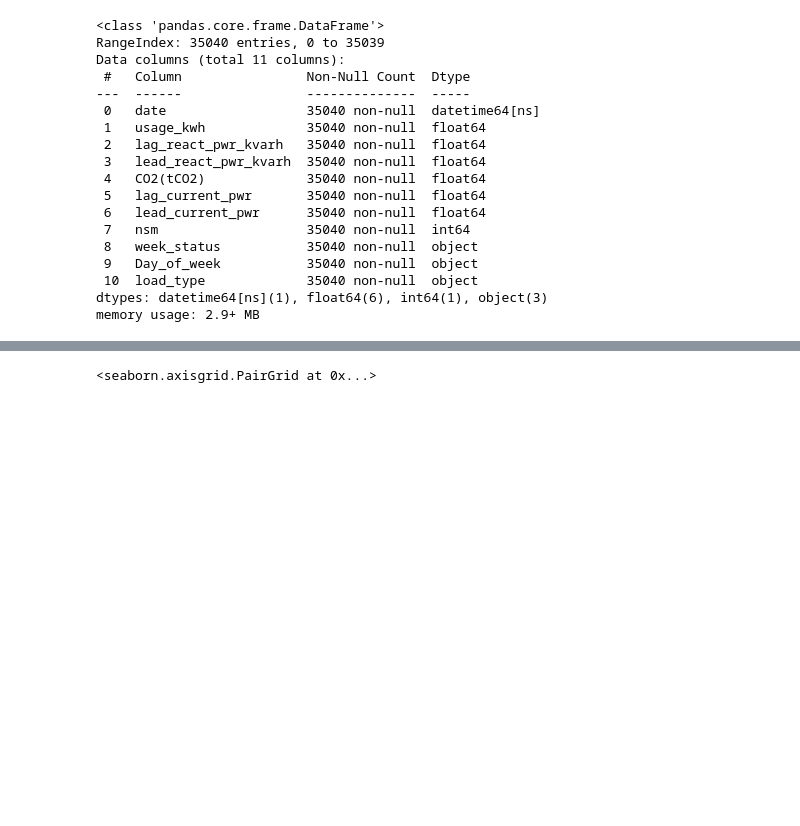
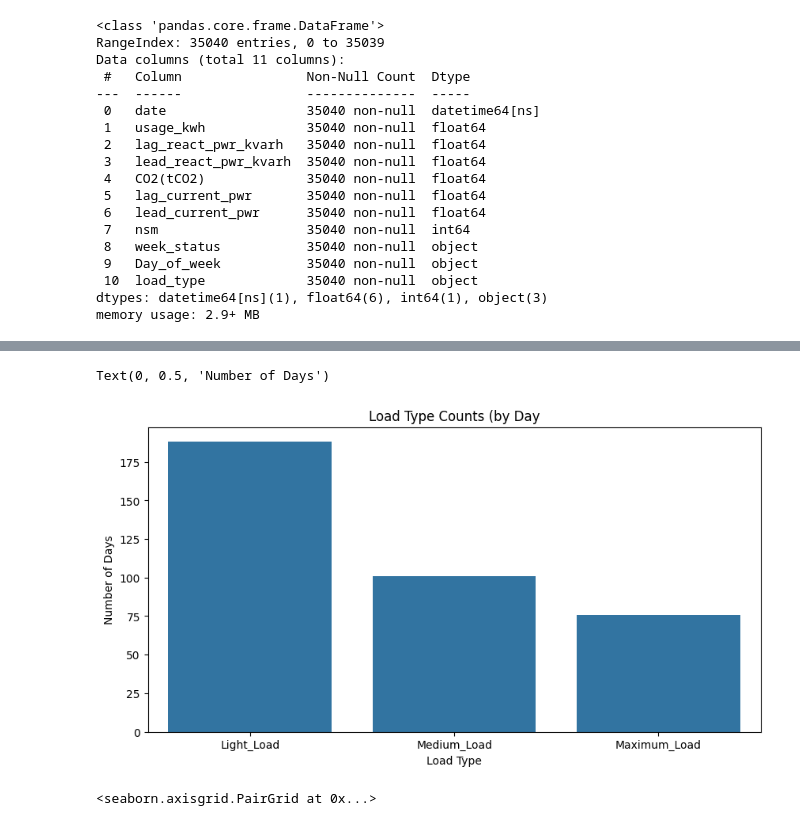
Before and after one commit to zaccowan/MLA_ZSC, a Jupyter notebook: MLA2_ZSC.ipynb, the cells around one changed output, grey strips where cells are left out. Saved outputs shown, nothing was run; the diff lists cells and outputs as text; code cells hidden in the pictures; blank space fills up the shorter version.

```diff
--- a/MLA2_ZSC.ipynb
+++ b/MLA2_ZSC.ipynb
@@ -119,0 +134,5 @@ types_df=df.dtypes.value_counts()
+# %%
+# 96 samples taken of load_type per day.
+#So divide the total counts by 96 to get the number of days the load_type was present.
+load_count_days=df["load_type"].value_counts()/96
+load_count_days
@@ -129,3 +155,13 @@ Text(0, 0.5, 'Count')
+# %%
+plt.figure(figsize=(10,5))
+sns.barplot(x=load_count_days.index, y=load_count_days.values)
+
+plt.title("Load Type Counts (by Day")
+plt.xlabel("Load Type")
+plt.ylabel("Number of Days")
+# %% [output]
+Text(0, 0.5, 'Number of Days')
+[figure, added]
 # %%
 sns.pairplot(num_cols)
 # %% [output]
```
Also changed, not shown: parts of 10 cells of this notebook.
